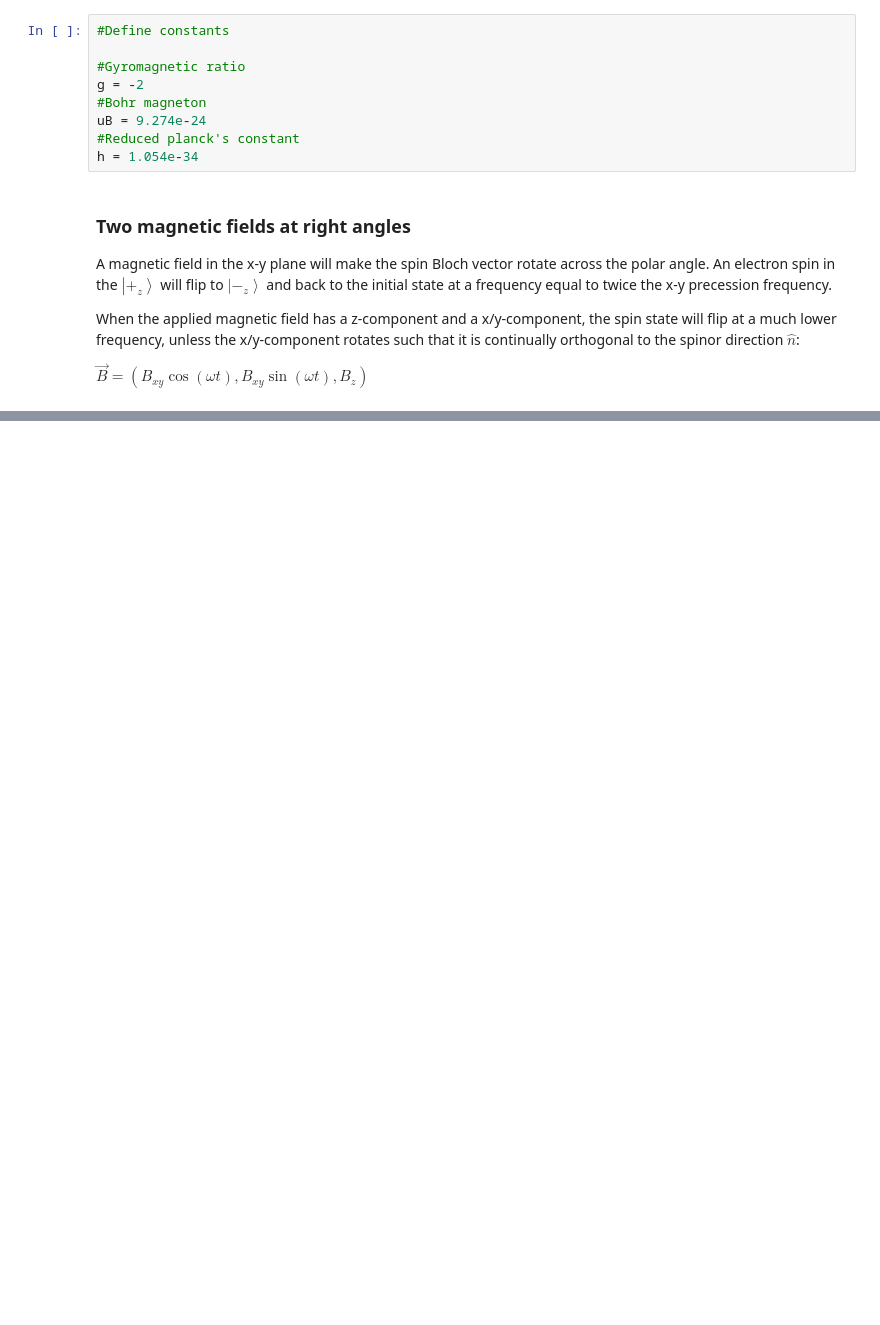
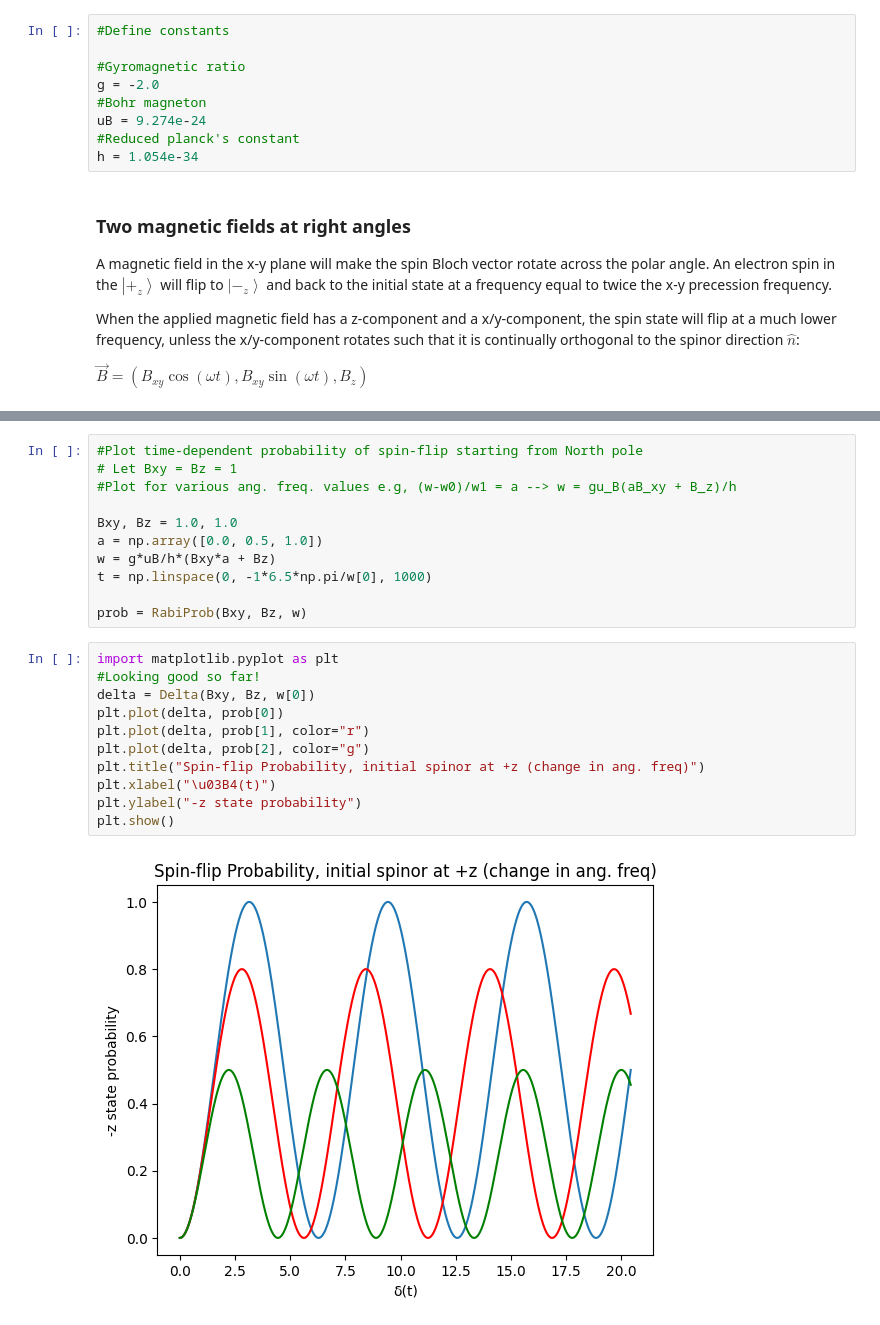
Before and after one commit to zanevc5555/physics-applets, a Jupyter notebook: SpinEnsembles.ipynb, the cells around one changed output, grey strips where cells are left out. Drawn from its saved outputs; the diff is of its cells as text; blank space fills up the shorter version.

Commit message:
Some probability plots (correct apart from shifting period)

```diff
--- a/SpinEnsembles.ipynb
+++ b/SpinEnsembles.ipynb
@@ -260,7 +260,7 @@ $\frac{d\phi}{dt} = \frac{g\mu_B|\vec{B_z}|}{\hbar}$
 #Define constants
 
 #Gyromagnetic ratio
-g = -2
+g = -2.0
 #Bohr magneton
 uB = 9.274e-24
 #Reduced planck's constant
@@ -319,0 +407,24 @@ $\omega_1 = \frac{g\mu_BB_{xy}}{\hbar}$
+# %%
+#Plot time-dependent probability of spin-flip starting from North pole
+# Let Bxy = Bz = 1
+#Plot for various ang. freq. values e.g, (w-w0)/w1 = a --> w = gu_B(aB_xy + B_z)/h
+
+Bxy, Bz = 1.0, 1.0
+a = np.array([0.0, 0.5, 1.0])
+w = g*uB/h*(Bxy*a + Bz)
+t = np.linspace(0, -1*6.5*np.pi/w[0], 1000)
+
+prob = RabiProb(Bxy, Bz, w)
+# %%
+import matplotlib.pyplot as plt
+#Looking good so far!
+delta = Delta(Bxy, Bz, w[0])
+plt.plot(delta, prob[0])
+plt.plot(delta, prob[1], color="r")
+plt.plot(delta, prob[2], color="g")
+plt.title("Spin-flip Probability, initial spinor at +z (change in ang. freq)")
+plt.xlabel("\u03B4(t)")
+plt.ylabel("-z state probability")
+plt.show()
+# %% [output]
+[figure, added]
```
Also changed, not shown: parts of 12 cells of this notebook.
